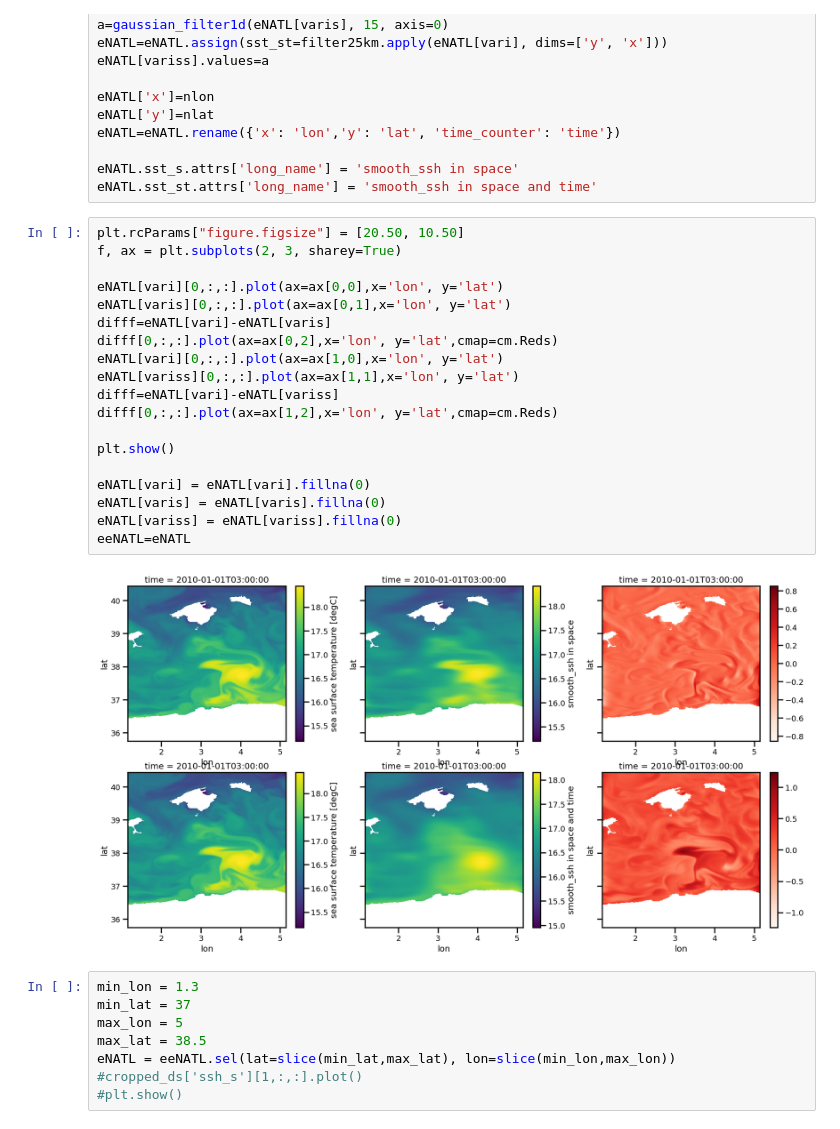
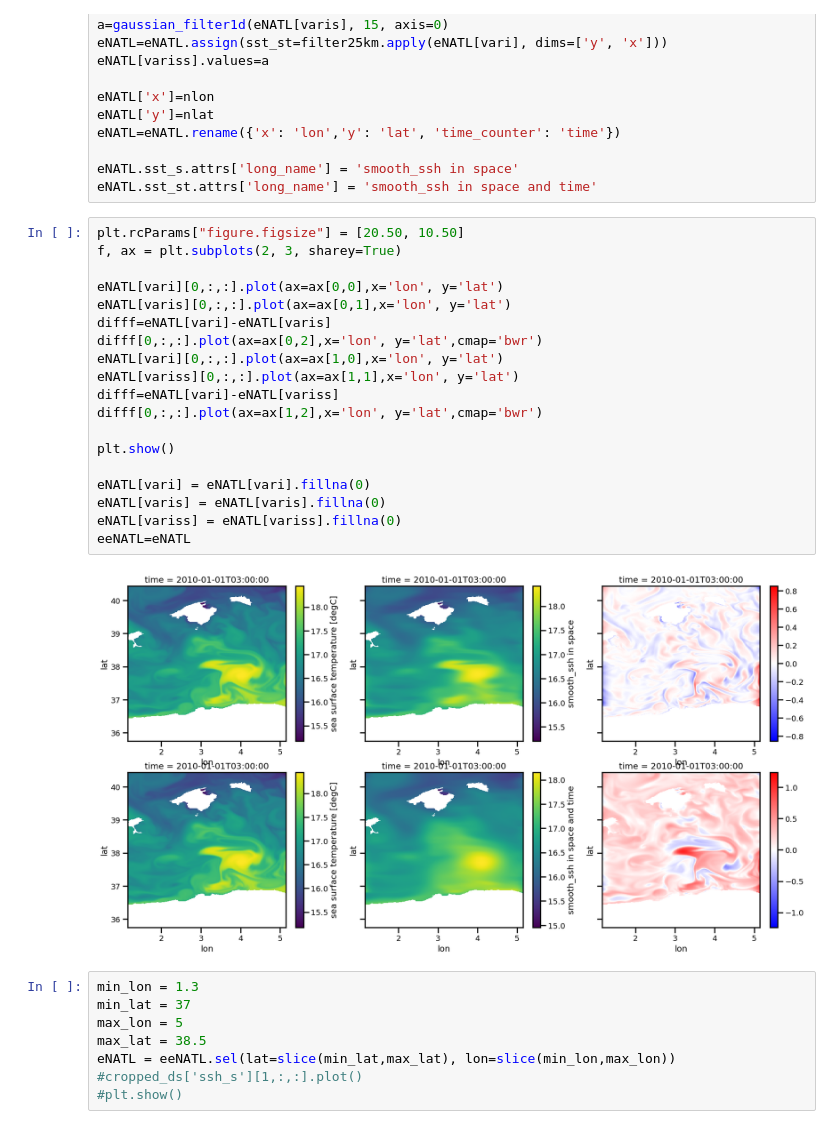
Before and after one commit to aelaouni/mldrop_notebooks, a Jupyter notebook: 17_oct_psd_SST_L4_vs_eNATL60.ipynb, the cells around one changed output. Saved outputs shown, nothing was run; the diff lists cells and outputs as text.

```diff
--- a/17_oct_psd_SST_L4_vs_eNATL60.ipynb
+++ b/17_oct_psd_SST_L4_vs_eNATL60.ipynb
@@ -61,24 +61,24 @@ eNATL.sst_st.attrs['long_name'] = 'smooth_ssh in space and time'
 # %%
 plt.rcParams["figure.figsize"] = [20.50, 10.50]
 f, ax = plt.subplots(2, 3, sharey=True)
 
 eNATL[vari][0,:,:].plot(ax=ax[0,0],x='lon', y='lat')
 eNATL[varis][0,:,:].plot(ax=ax[0,1],x='lon', y='lat')
 difff=eNATL[vari]-eNATL[varis]
-difff[0,:,:].plot(ax=ax[0,2],x='lon', y='lat',cmap=cm.Reds)
+difff[0,:,:].plot(ax=ax[0,2],x='lon', y='lat',cmap='bwr')
 eNATL[vari][0,:,:].plot(ax=ax[1,0],x='lon', y='lat')
 eNATL[variss][0,:,:].plot(ax=ax[1,1],x='lon', y='lat')
 difff=eNATL[vari]-eNATL[variss]
-difff[0,:,:].plot(ax=ax[1,2],x='lon', y='lat',cmap=cm.Reds)
+difff[0,:,:].plot(ax=ax[1,2],x='lon', y='lat',cmap='bwr')
 
 plt.show()
 
 eNATL[vari] = eNATL[vari].fillna(0)
 eNATL[varis] = eNATL[varis].fillna(0)
 eNATL[variss] = eNATL[variss].fillna(0)
 eeNATL=eNATL
 # %% [output]
-[figure, old version]
+[figure, new version]
 # %%
 min_lon = 1.3
 min_lat = 37
```
Also changed, not shown: 2 other files.
